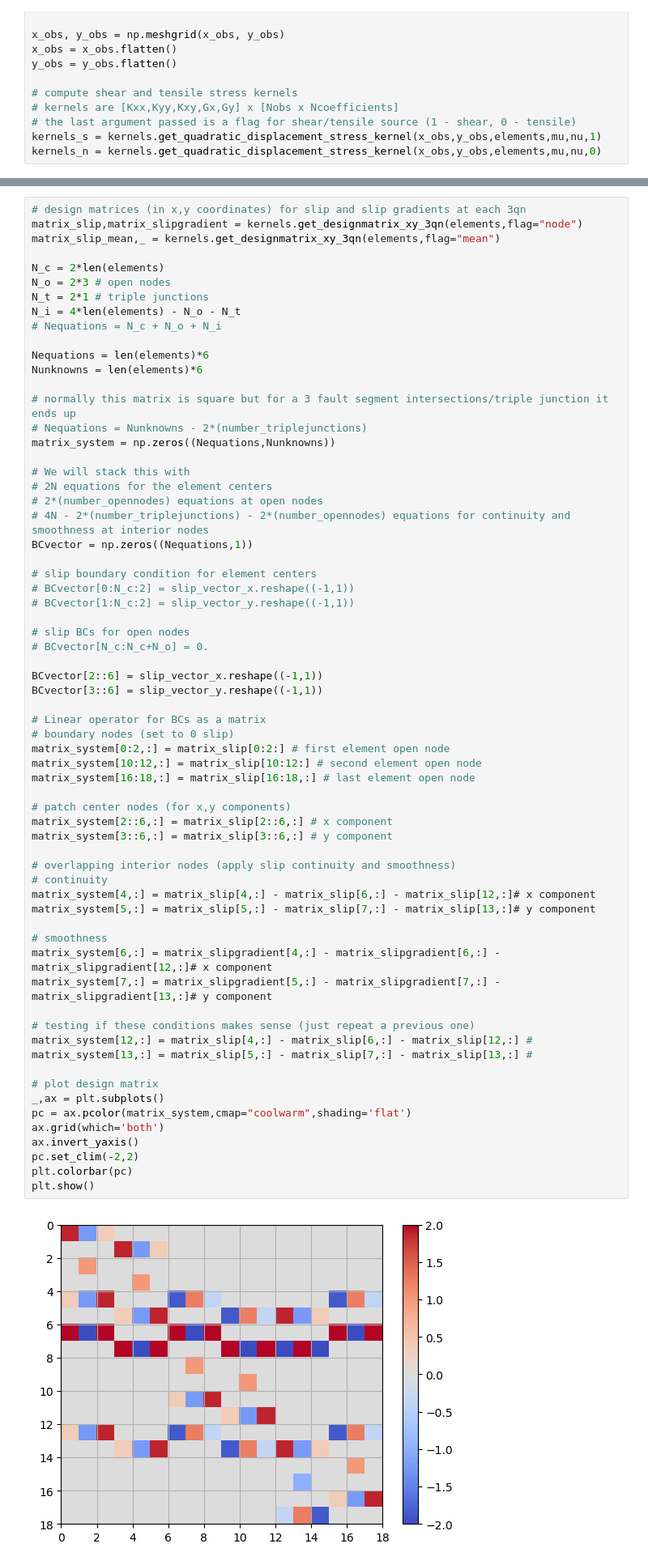
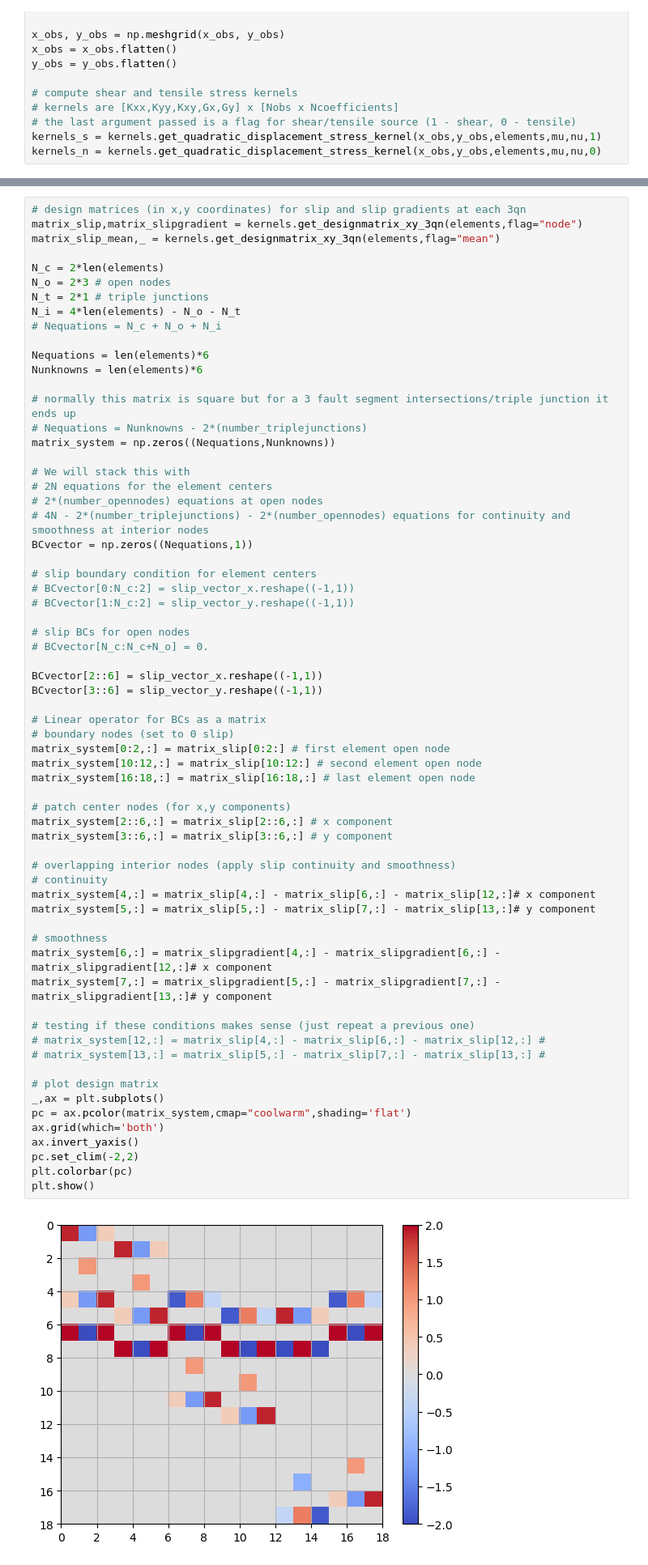
Before and after one commit to mallickrishg/bemcs, a Jupyter notebook: examples/examples_3_simpleintersectingfaults.ipynb, the cells around one changed output, grey strips where cells are left out. Shown at 81% size. Drawn from its saved outputs; the diff is of its cells as text.

```diff
--- a/examples/examples_3_simpleintersectingfaults.ipynb
+++ b/examples/examples_3_simpleintersectingfaults.ipynb
@@ -111,36 +111,36 @@ BCvector[3::6] = slip_vector_y.reshape((-1,1))
 # Linear operator for BCs as a matrix
 # boundary nodes (set to 0 slip)
 matrix_system[0:2,:] = matrix_slip[0:2:] # first element open node
 matrix_system[10:12,:] = matrix_slip[10:12:] # second element open node
 matrix_system[16:18,:] = matrix_slip[16:18,:] # last element open node
 
 # patch center nodes (for x,y components)
 matrix_system[2::6,:] = matrix_slip[2::6,:] # x component
 matrix_system[3::6,:] = matrix_slip[3::6,:] # y component
 
 # overlapping interior nodes (apply slip continuity and smoothness)
 # continuity
 matrix_system[4,:] = matrix_slip[4,:] - matrix_slip[6,:] - matrix_slip[12,:]# x component
 matrix_system[5,:] = matrix_slip[5,:] - matrix_slip[7,:] - matrix_slip[13,:]# y component
 
 # smoothness
 matrix_system[6,:] = matrix_slipgradient[4,:] - matrix_slipgradient[6,:] - matrix_slipgradient[12,:]# x component
 matrix_system[7,:] = matrix_slipgradient[5,:] - matrix_slipgradient[7,:] - matrix_slipgradient[13,:]# y component
 
 # testing if these conditions makes sense (just repeat a previous one)
-matrix_system[12,:] = matrix_slip[4,:] - matrix_slip[6,:] - matrix_slip[12,:] #
-matrix_system[13,:] = matrix_slip[5,:] - matrix_slip[7,:] - matrix_slip[13,:] #
+# matrix_system[12,:] = matrix_slip[4,:] - matrix_slip[6,:] - matrix_slip[12,:] #
+# matrix_system[13,:] = matrix_slip[5,:] - matrix_slip[7,:] - matrix_slip[13,:] #
 
 # plot design matrix
 _,ax = plt.subplots()
 pc = ax.pcolor(matrix_system,cmap="coolwarm",shading='flat')
 ax.grid(which='both')
 ax.invert_yaxis()
 pc.set_clim(-2,2)
 plt.colorbar(pc)
 plt.show()
 # %% [output]
-[figure, old version]
+[figure, new version]
 # %%
 # compute quadratic node coefficients (in local (s,n) coordinates)
 quadratic_coefs = np.linalg.pinv(matrix_system) @ BCvector
```
Also changed, not shown: parts of 1 cell of this notebook.
